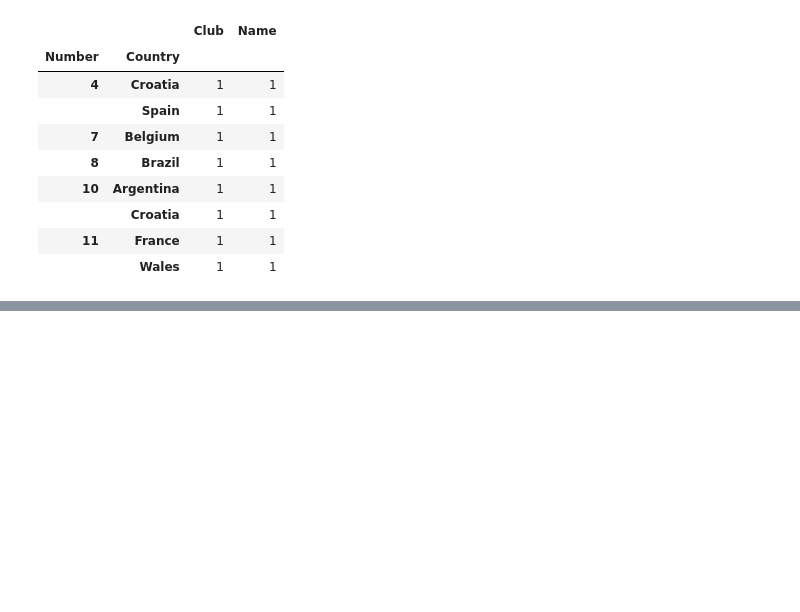
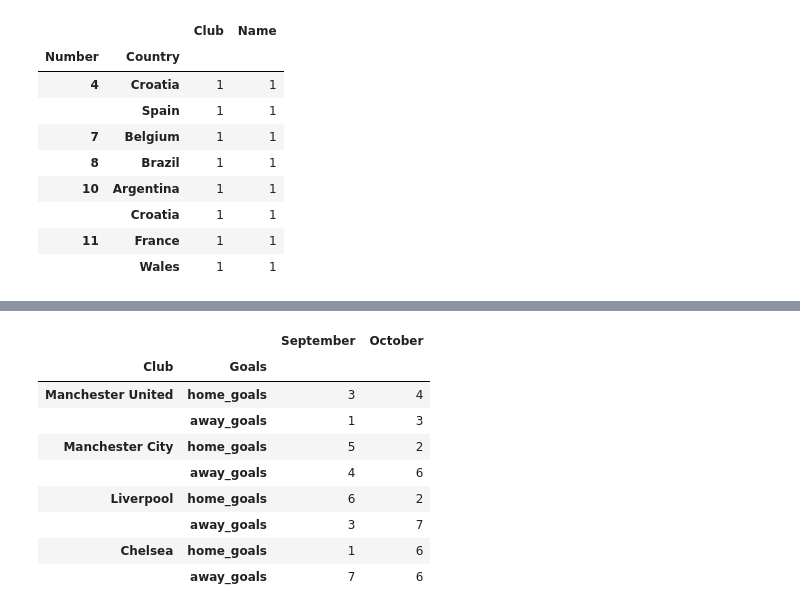
Before and after one commit to galaxy1014/ML_module_summary, a Jupyter notebook: Pandas/Chapter0_Summary/Chapter0.ipynb, the cells around one changed output, grey strips where cells are left out. Cells and saved outputs as stored; diff of their text form; code cells hidden in the pictures; blank space fills up the shorter version.

```diff
--- a/Pandas/Chapter0_Summary/Chapter0.ipynb
+++ b/Pandas/Chapter0_Summary/Chapter0.ipynb
@@ -781,3 +781,9 @@ df.groupby(['Number','Country']).count()
 |  | Croatia | 1 | 1 |
 | 11 | France | 1 | 1 |
 |  | Wales | 1 | 1 |
+# %%
+# 멀티인덱스로 지정하기위한 튜플 생성
+idx = list(zip(*[['Manchester United', 'Manchester United', 'Manchester City', 'Manchester City',
+                 'Liverpool','Liverpool','Chelsea','Chelsea'],
+                 ['home_goals','away_goals','home_goals','away_goals',
+                  'home_goals','away_goals','home_goals','away_goals']]))
@@ -783,0 +801,3 @@ df.groupby(['Number','Country']).count()
+# %%
+# 인덱스를 멀티인덱스로 변환
+m_idx = pd.MultiIndex.from_tuples(idx, names=['Club','Goals'])
@@ -783,0 +816,16 @@ df.groupby(['Number','Country']).count()
+# %%
+df2 = pd.DataFrame({'September' : np.random.randint(8, size=8),
+                   'October' : np.random.randint(8, size=8)}, index=m_idx)
+# %%
+df2
+# %% [output]
+|  |  | September | October |
+| Club | Goals |  |  |
+| Manchester United | home_goals | 3 | 4 |
+|  | away_goals | 1 | 3 |
+| Manchester City | home_goals | 5 | 2 |
+|  | away_goals | 4 | 6 |
+| Liverpool | home_goals | 6 | 2 |
+|  | away_goals | 3 | 7 |
+| Chelsea | home_goals | 1 | 6 |
+|  | away_goals | 7 | 6 |
```
Also changed, not shown: parts of 10 cells of this notebook.
